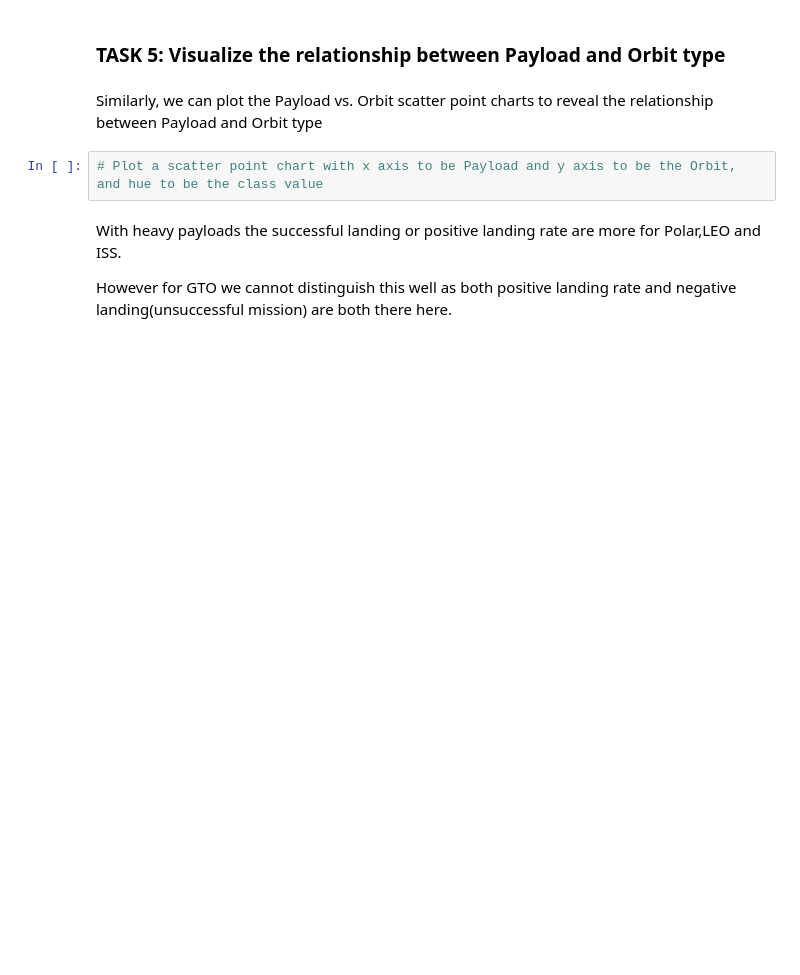
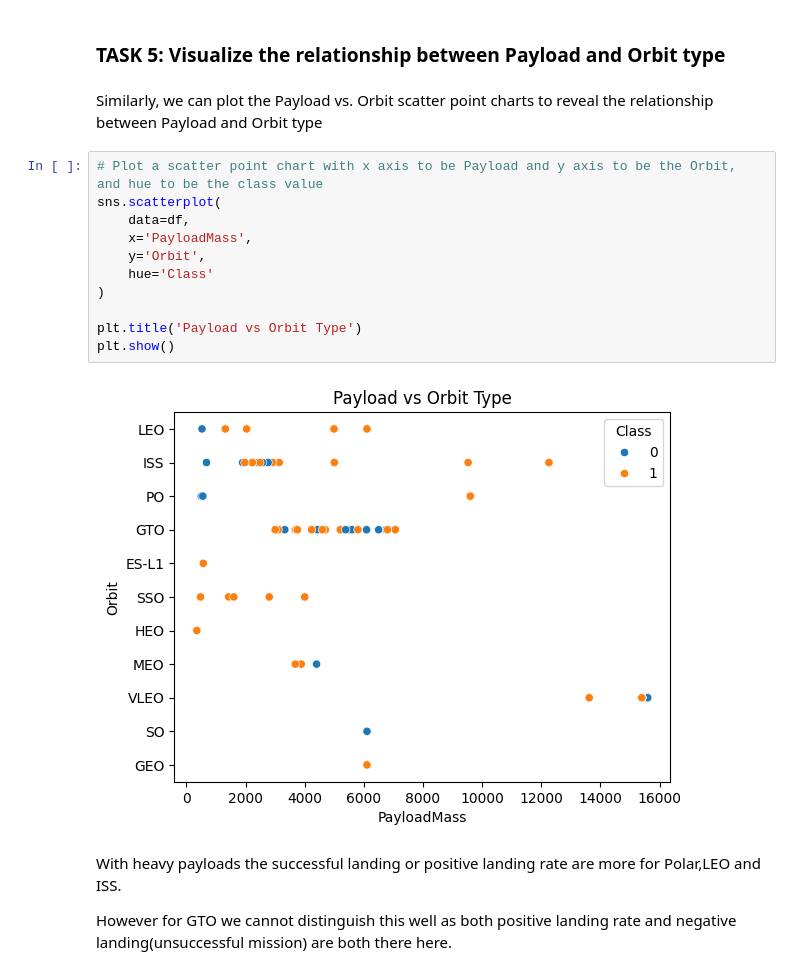
Before and after one commit to shahbajahmad/spacex-falcon9-landing-prediction, a Jupyter notebook: jupyter-labs-eda-dataviz-v2.ipynb, the cells around one changed output. Drawn from its saved outputs; the diff is of its cells as text; blank space fills up the shorter version.

```diff
--- a/jupyter-labs-eda-dataviz-v2.ipynb
+++ b/jupyter-labs-eda-dataviz-v2.ipynb
@@ -155,6 +166,17 @@ You should see that in the LEO orbit the Success appears related to the number o
 Similarly, we can plot the Payload vs. Orbit scatter point charts to reveal the relationship between Payload and Orbit type
 # %%
 # Plot a scatter point chart with x axis to be Payload and y axis to be the Orbit, and hue to be the class value
+sns.scatterplot(
+    data=df,
+    x='PayloadMass',
+    y='Orbit',
+    hue='Class'
+)
+
+plt.title('Payload vs Orbit Type')
+plt.show()
+# %% [output]
+[figure, added]
 # %% [markdown]
 With heavy payloads the successful landing or positive landing rate are more for Polar,LEO and ISS.
 
```
Also changed, not shown: parts of 5 cells of this notebook, 1 other file.
